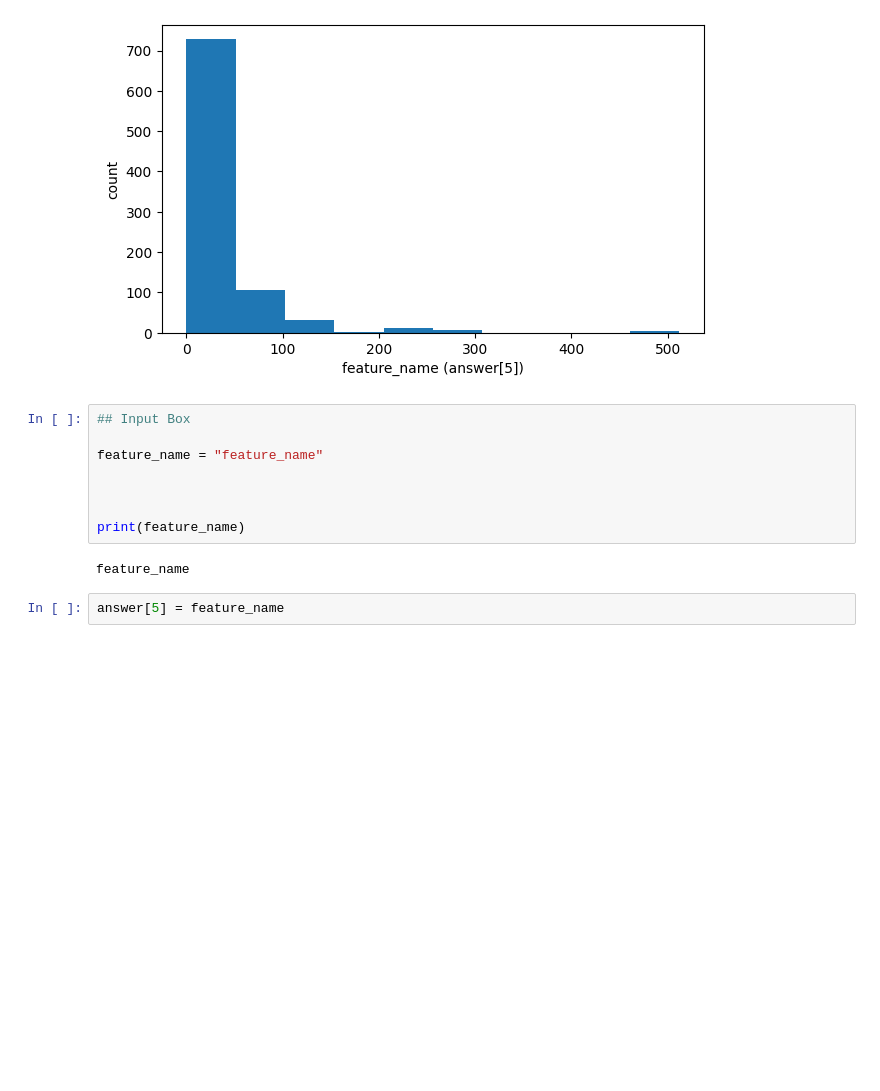
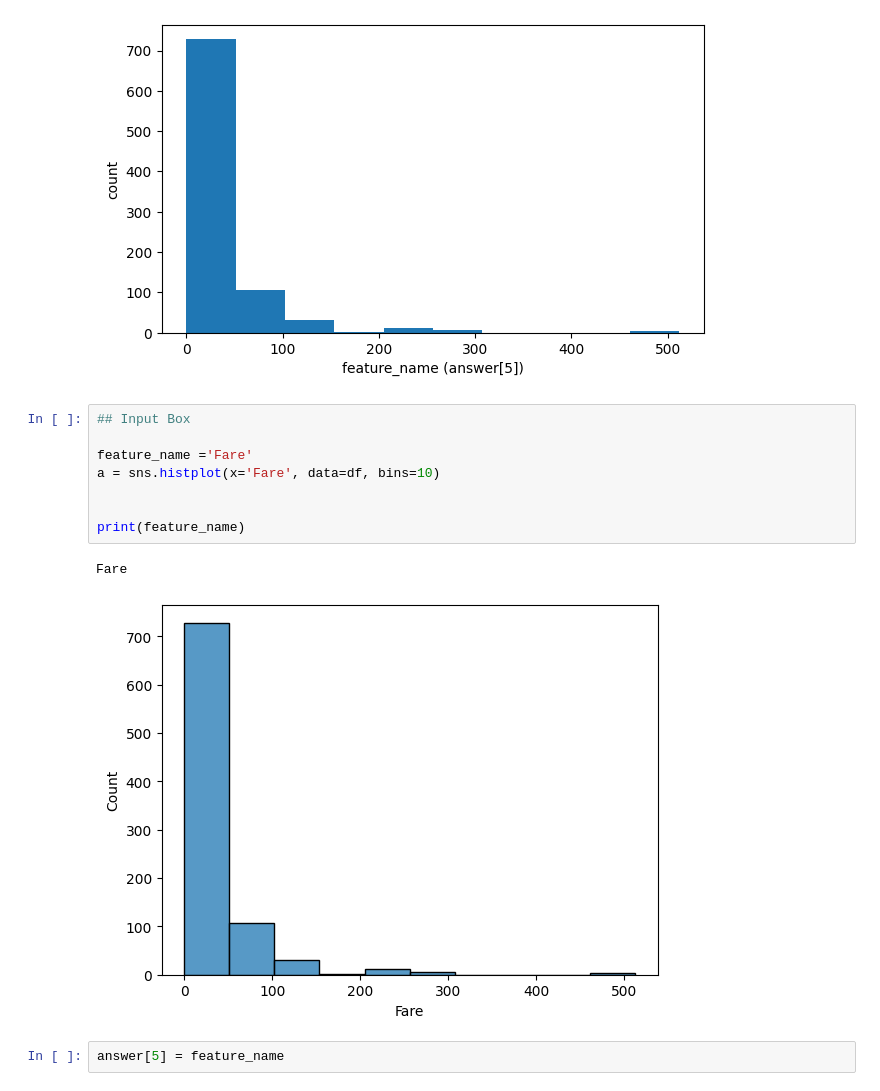
Before and after one commit to Yu-11124/KHUDA-9th-ML, a Jupyter notebook: week1/student.ipynb, the cells around one changed output. Saved outputs shown, nothing was run; the diff lists cells and outputs as text; blank space fills up the shorter version.

```diff
--- a/week1/student.ipynb
+++ b/week1/student.ipynb
@@ -92,13 +88,14 @@ answer[4] = female_survive_rate
 # %%
 ## Input Box
 
-feature_name = "feature_name"
-
+feature_name ='Fare'
+a = sns.histplot(x='Fare', data=df, bins=10)
 
 
 print(feature_name)
 # %% [output]
-feature_name
+Fare
+[figure, added]
 # %%
 answer[5] = feature_name
 # %% [markdown]
```
Also changed, not shown: parts of 7 cells of this notebook.
